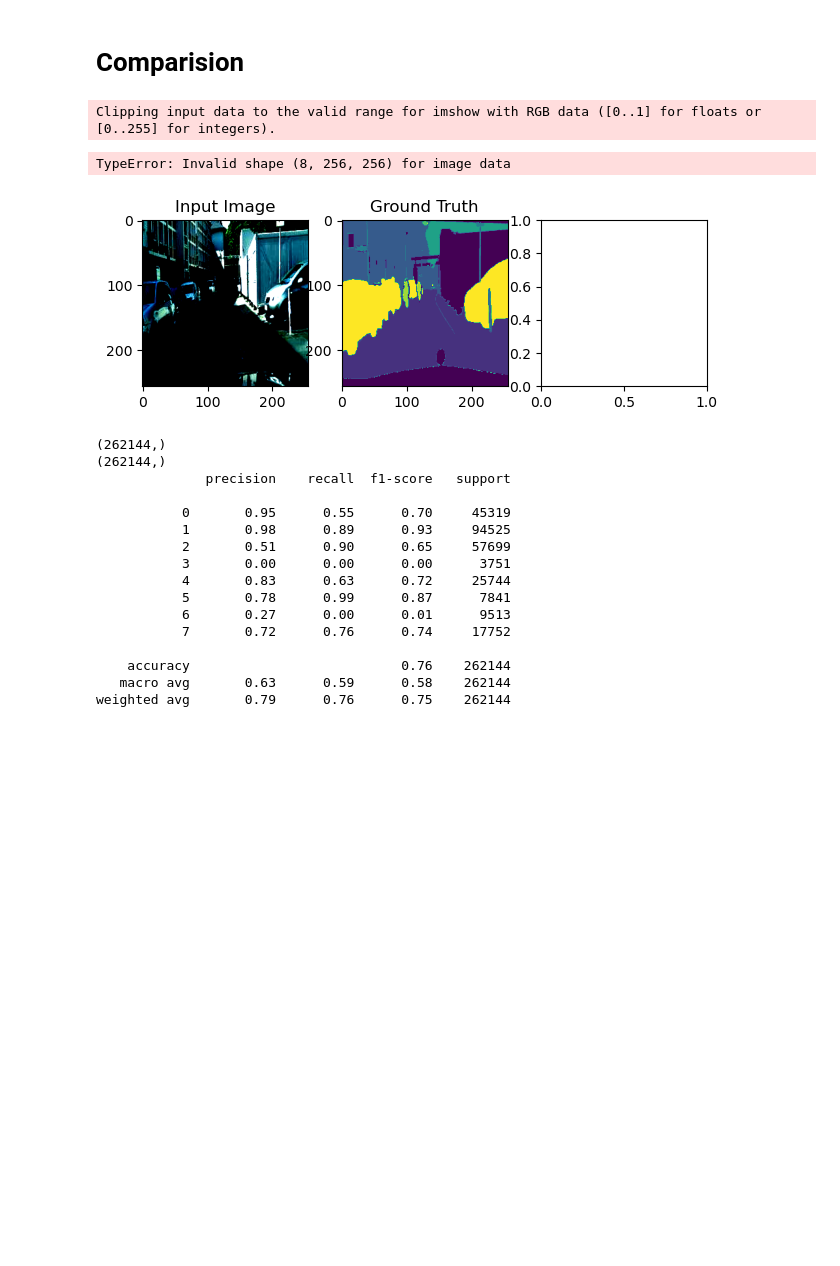
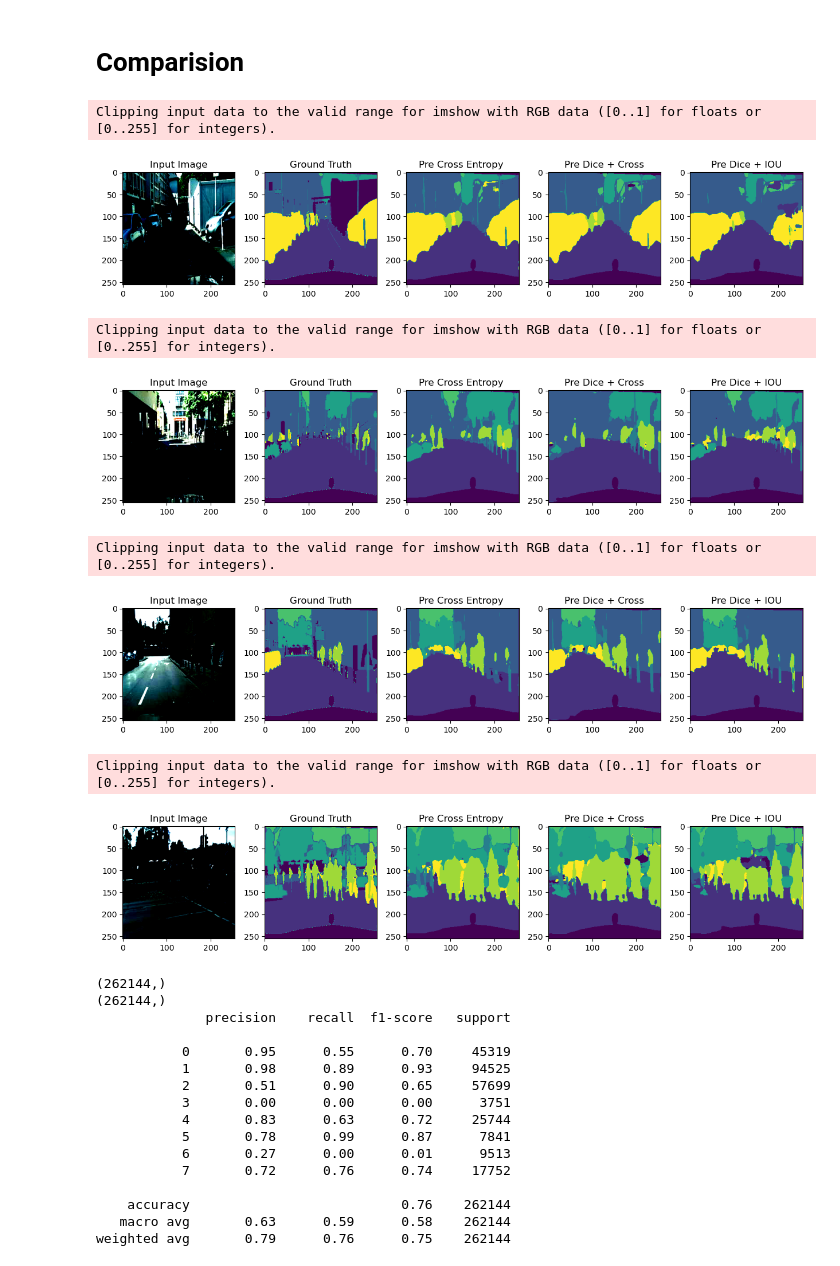
Before and after one commit to yogithmadha/DML_Project_Group_80, a Jupyter notebook: Project-Working.ipynb, the cells around one changed output. Cells and saved outputs as stored; diff of their text form; code cells hidden in the pictures; blank space fills up the shorter version.

```diff
--- a/Project-Working.ipynb
+++ b/Project-Working.ipynb
@@ -632,9 +742,9 @@ plt.show()
 # %%
 model = Unet(3,number_of_classes)
 model = model.to(device)
-epoch = 8
-Beta = 0.5
-lr  = 0.1
+epoch = 30
+Beta = 0.65
+lr  = 1e-4
 
 CEDI_Train_losses,CEDI_Train_accuracies = training_fun(model,train_dataloader,epoch,Beta,lr,CE = True,Dice = True ,IOU = False)
 # %% [output]
@@ -649,3 +768,3 @@ Epoch 8/8, Loss: 0.3213939573014936, Accuracy: 0.8636027411452862
 # %%
-CEDI_Val_losses,CEDI_Val_accuracies,CEDI_raw,CEDI_truth,CEDI_pred = val_fun(model,val_dataloader,epoch,Beta,CE = True,Dice = True ,IOU = False)
+CEDI_Val_losses,CEDI_Val_accuracies,CEDI_raw,CEDI_truth,CEDI_pred,CEDI_data = val_fun(model,val_dataloader,epoch,Beta,CE = True,Dice = True ,IOU = False)
 # %% [output]
@@ -662,9 +801,9 @@ Epoch 8/8, Loss: 0.46606365650419207, Accuracy: 0.8014841613769531
 # %%
 model = Unet(3,number_of_classes)
 model = model.to(device)
-epoch = 8
-Beta = 0.5
-lr  = 0.1
+epoch = 30
+Beta = 0.35
+lr  = 1e-4
 
 CEIOU_Train_losses,CEIOU_Train_accuracies = training_fun(model,train_dataloader,epoch,Beta,lr,CE = True,Dice = False ,IOU = True)
 # %% [output]
@@ -679,3 +827,3 @@ Epoch 8/8, Loss: 0.3769932948052883, Accuracy: 0.8662499589679622
 # %%
-CEIOU_Val_losses,CEIOU_Val_accuracies,CEIOU_raw,CEIOU_truth,CEIOU_pred = val_fun(model,val_dataloader,epoch,Beta,CE = True,Dice = False ,IOU = True)
+CEIOU_Val_losses,CEIOU_Val_accuracies,CEIOU_raw,CEIOU_truth,CEIOU_pred,CEIOU_data = val_fun(model,val_dataloader,epoch,Beta,CE = True,Dice = False ,IOU = True)
 # %% [output]
@@ -692,40 +860,45 @@ Epoch 8/8, Loss: 0.4661403757239145, Accuracy: 0.8313928833007812
 # %%
 
 
-for i in range(len(raw)):  # Use dynamic batch size
+for i in range(len(CE_raw)):  # Use dynamic batch size
     plt.figure(figsize=(15, 5))
 
     plt.subplot(1, 6, 1)
-    plt.imshow(np.transpose(raw[i].cpu().numpy(), (1, 2, 0)))
+    plt.imshow(np.transpose(CE_raw[i].cpu().numpy(), (1, 2, 0)))
     plt.title('Input Image')
 
     plt.subplot(1, 6, 2)
-    plt.imshow(truth[i].cpu().numpy(), cmap='viridis', vmin=0, vmax=number_of_classes - 1)
+    plt.imshow(CE_truth[i].cpu().numpy(), cmap='viridis', vmin=0, vmax=number_of_classes - 1)
     plt.title('Ground Truth')
 
     plt.subplot(1, 6, 3)
-    plt.imshow(pred[i].cpu().numpy(), cmap='viridis', vmin=0, vmax=number_of_classes - 1)
+    plt.imshow(CE_pred[i].cpu().numpy(), cmap='viridis', vmin=0, vmax=number_of_classes - 1)
     plt.title('Pre Cross Entropy ')
 
     #plt.subplot(1, 6, 4)
     #plt.imshow(DI_pred[i].cpu().numpy(), cmap='viridis', vmin=0, vmax=number_of_classes - 1)
     #plt.title('Pre Dice loss')
 
-    #plt.subplot(1, 6, 5)
-    #plt.imshow(CEDI_pred [i].cpu().numpy(), cmap='viridis', vmin=0, vmax=number_of_classes - 1)
-    #plt.title('Pre Dice + Cross')
+    plt.subplot(1, 6, 4)
+    plt.imshow(CEDI_pred [i].cpu().numpy(), cmap='viridis', vmin=0, vmax=number_of_classes - 1)
+    plt.title('Pre Dice + Cross')
 
-    #plt.subplot(1, 6, 6)
-    #plt.imshow(CEDI_pred [i].cpu().numpy(), cmap='viridis', vmin=0, vmax=number_of_classes - 1)
-    #plt.title('Pre Dice + IOU')
+    plt.subplot(1, 6, 5)
+    plt.imshow(CEIOU_pred [i].cpu().numpy(), cmap='viridis', vmin=0, vmax=number_of_classes - 1)
+    plt.title('Pre Dice + IOU')
 
 
     plt.tight_layout()  # Adjust subplot layout
     plt.show()
 # %% [output]
 Clipping input data to the valid range for imshow with RGB data ([0..1] for floats or [0..255] for integers).
+[figure, new version]
-TypeError: Invalid shape (8, 256, 256) for image data
+Clipping input data to the valid range for imshow with RGB data ([0..1] for floats or [0..255] for integers).
-[figure, old version]
+[figure, added]
+Clipping input data to the valid range for imshow with RGB data ([0..1] for floats or [0..255] for integers).
+[figure, added]
+Clipping input data to the valid range for imshow with RGB data ([0..1] for floats or [0..255] for integers).
+[figure, added]
 # %%
 num_classes = 8
 
```
Also changed, not shown: parts of 21 cells of this notebook, 4 other files.
